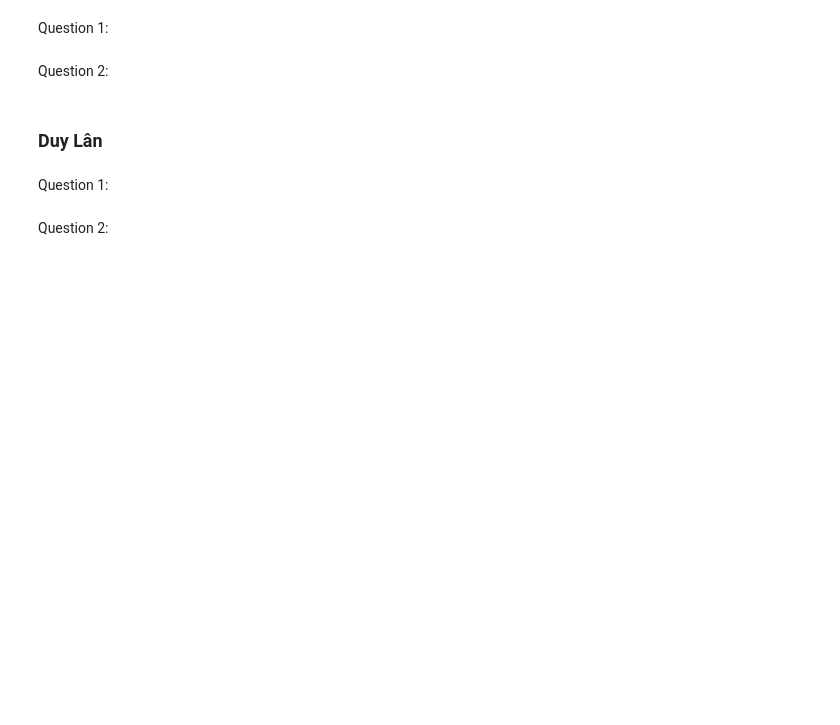
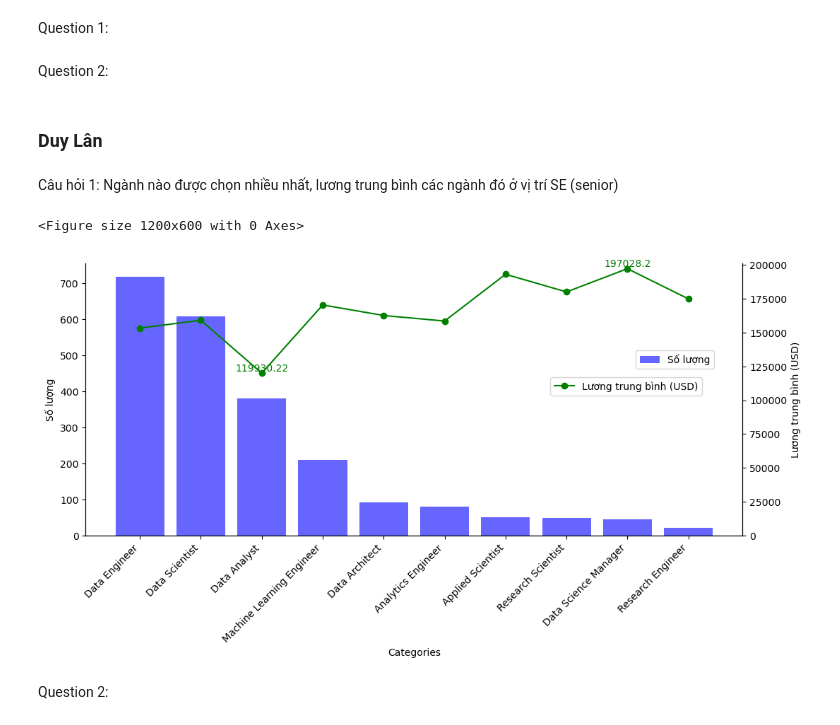
Before and after one commit to Baduc81/Data-Visualization-Lab01, a Jupyter notebook: visualize.ipynb, the cells around one changed output. Drawn from its saved outputs; the diff is of its cells as text; code cells hidden in the pictures; blank space fills up the shorter version.

```diff
--- a/visualize.ipynb
+++ b/visualize.ipynb
@@ -159,7 +159,60 @@ Question 1:
 Question 2:
 # %% [markdown]
 ### Duy Lân ###
-# %% [markdown]
-Question 1:
+# %% [markdown]
+Câu hỏi 1: Ngành nào được chọn nhiều nhất, lương trung bình các ngành đó ở vị trí SE (senior)
+# %%
+import pandas as pd
+import matplotlib.pyplot as plt
+import seaborn as sns
+
+df = pd.read_csv('ds_salaries.csv')
+df = df[df['experience_level'] == 'SE']
+
+a = df['job_title'].value_counts().sort_index()
+f = {key:[] for key in a.index}
+for i in range(len(a)):
+    f[a.index[i]].append(a.values[i])
+for i, j in df.groupby('job_title')['salary_in_usd'].mean().items():
+  f[i].append(j)
+f = dict(sorted(f.items(), key=lambda item: item[1][0], reverse=True))
+plt.figure(figsize=(12, 6))
+y1 = []
+y2 = []
+for i in f.values():
+  y1.append(i[0])
+  y2.append(i[1])
+y1 = y1[:10]
+y2 = y2[:10]
+x = list(f.keys())[:10]
+
+fig, ax1 = plt.subplots(figsize=(12, 5))
+
+ax1.bar(x, y1, color='b', alpha=0.6, label='Số lượng')
+ax1.set_xlabel('Categories')
+ax1.set_ylabel('Số lượng', color='black')
+ax1.tick_params(axis='y', labelcolor='black')
+ax1.set_xticklabels(x, rotation=45, ha='right')
+
+ax2 = ax1.twinx()
+ax2.plot(x, y2, color='g', marker='o', label='Lương trung bình (USD)')
+ax2.set_ylabel('Lương trung bình (USD)', color='black')
+ax2.tick_params(axis='y', labelcolor='black')
+ax2.set_ylim(bottom=0)
+
+ax1.spines['top'].set_visible(False)
+ax2.spines['top'].set_visible(False)
+
+for i, txt in enumerate(y2):
+    if i in [2, 8]:
+      ax2.text(i, y2[i], round(txt, 2), color='g', ha='center', va='bottom')
+
+ax1.legend(loc='upper left', bbox_to_anchor=(0.83, 0.7))
+ax2.legend(loc='upper left', bbox_to_anchor=(0.7, 0.6))
+
+plt.show()
+# %% [output]
+<Figure size 1200x600 with 0 Axes>
+[figure, added]
 # %% [markdown]
 Question 2:
```
Also changed, not shown: 1 other file.
